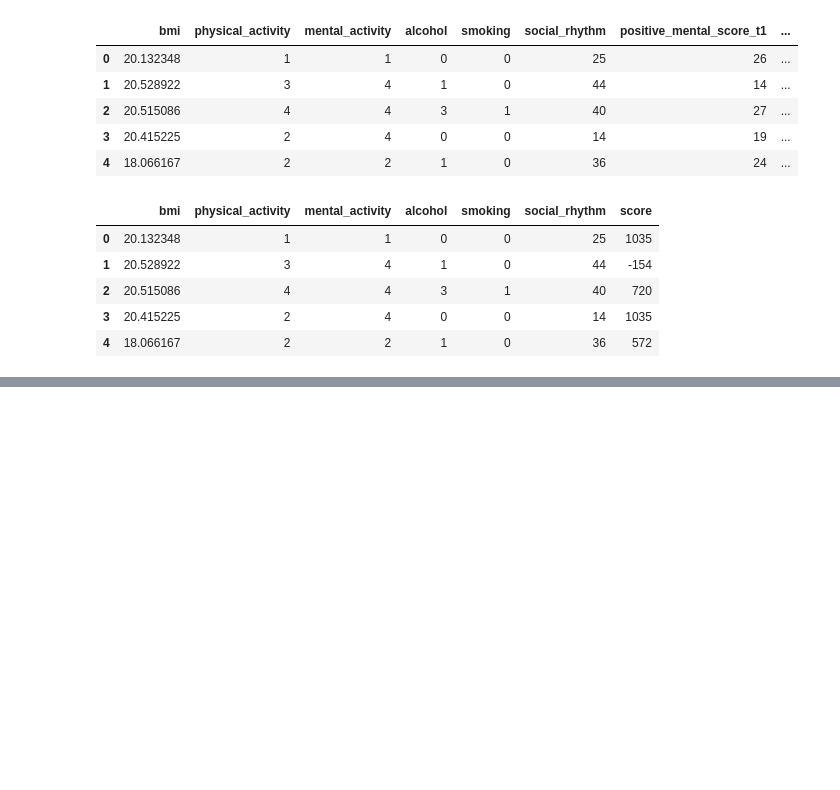
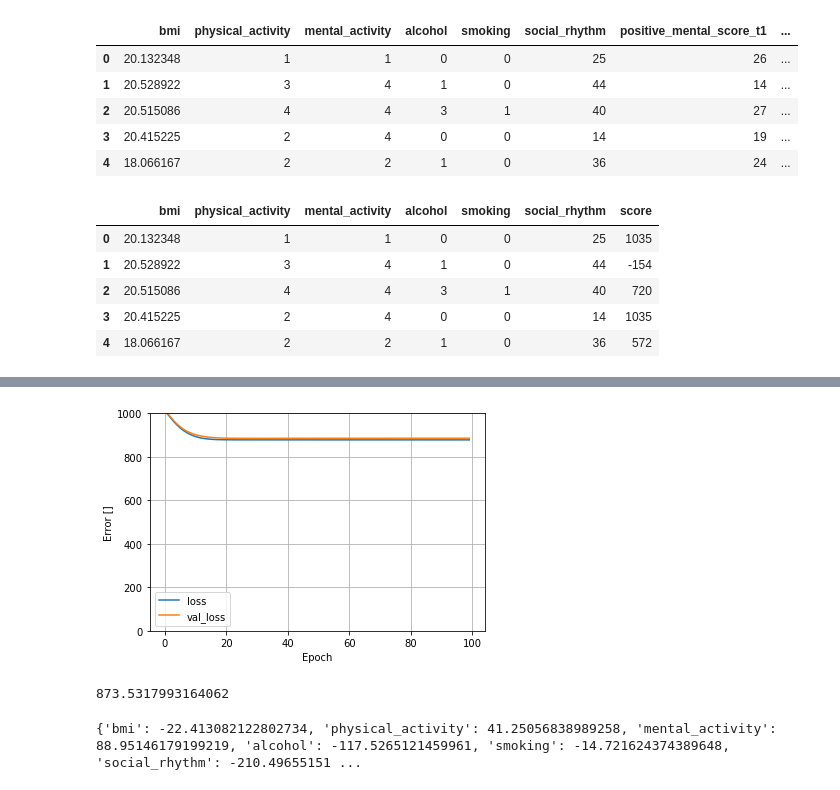
Before and after one commit to Mruhankhan/Fitness-Website, a Jupyter notebook: impact_of_lifestyle_choices_on_mental_health.ipynb, the cells around one changed output, grey strips where cells are left out. Drawn from its saved outputs; the diff is of its cells as text; code cells hidden in the pictures; blank space fills up the shorter version.

```diff
--- a/impact_of_lifestyle_choices_on_mental_health.ipynb
+++ b/impact_of_lifestyle_choices_on_mental_health.ipynb
@@ -122,0 +198,7 @@ import pandas as pd
+# %%
+linear_model = tf.keras.Sequential([
+    normalizer,
+    # layers.Dense(64, activation='relu'),
+    # layers.Dense(64, activation='relu'),
+    layers.Dense(1)
+])
@@ -122,0 +228,4 @@ import pandas as pd
+# %%
+linear_model.compile(
+    optimizer=tf.optimizers.Adam(learning_rate=0.1),
+    loss='mean_absolute_error')
@@ -122,0 +239,9 @@ import pandas as pd
+# %%
+%%time
+history = linear_model.fit(
+    train_features, train_labels,
+    epochs=100,
+    # suppress logging
+    verbose=0,
+    # Calculate validation results on 20% of the training data
+    validation_split = 0.2)
@@ -122,0 +251,13 @@ import pandas as pd
+# %%
+def plot_loss(history):
+  plt.plot(history.history['loss'], label='loss')
+  plt.plot(history.history['val_loss'], label='val_loss')
+  plt.ylim([0, 1000])
+  plt.xlabel('Epoch')
+  plt.ylabel('Error []')
+  plt.legend()
+  plt.grid(True)
+# %%
+plot_loss(history)
+# %% [output]
+[figure, added]
@@ -122,0 +268,4 @@ import pandas as pd
+# %%
+print(test_results['linear_model'])
+# %% [output]
+873.5317993164062
@@ -122,0 +276,5 @@ import pandas as pd
+# %%
+weights_dict = {labels[i]: float(weights[i]) for i in range(len(weights))}
+print(weights_dict)
+# %% [output]
+{'bmi': -22.413082122802734, 'physical_activity': 41.25056838989258, 'mental_activity': 88.95146179199219, 'alcohol': -117.5265121459961, 'smoking': -14.721624374389648, 'social_rhythm': -210.49655151 ...
```
Also changed, not shown: parts of 24 cells of this notebook, 1 other file.
